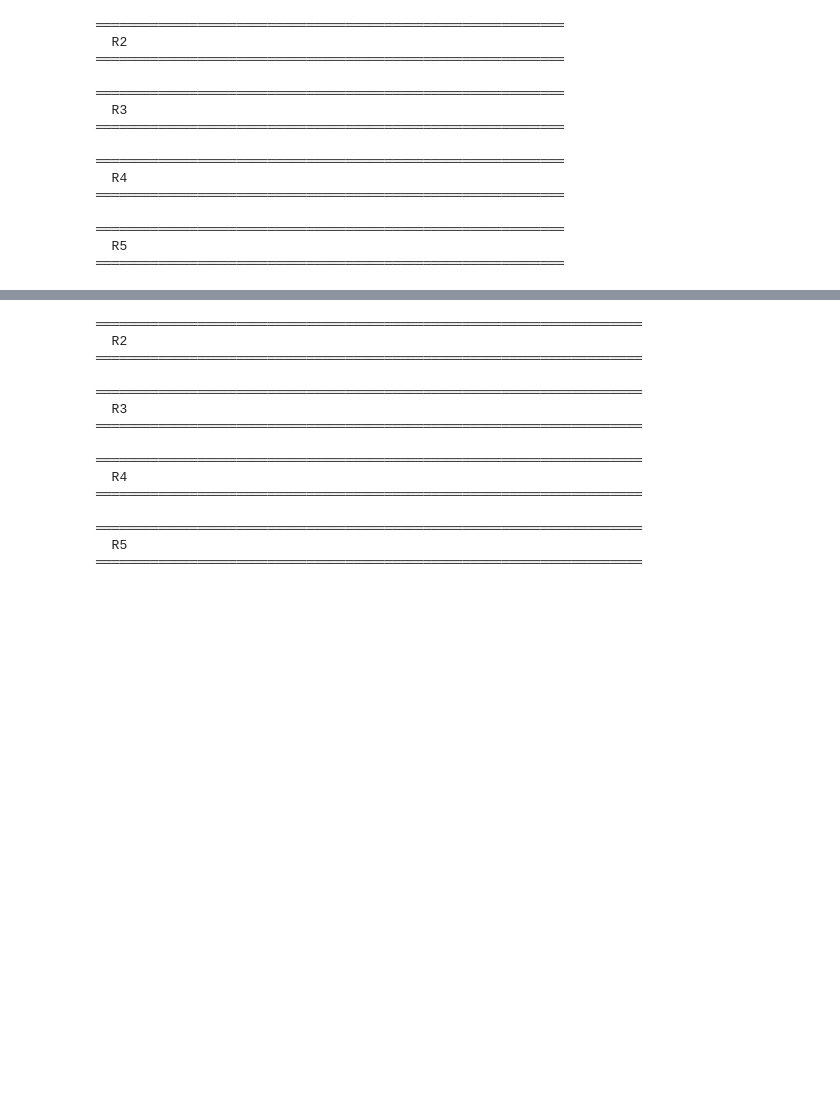
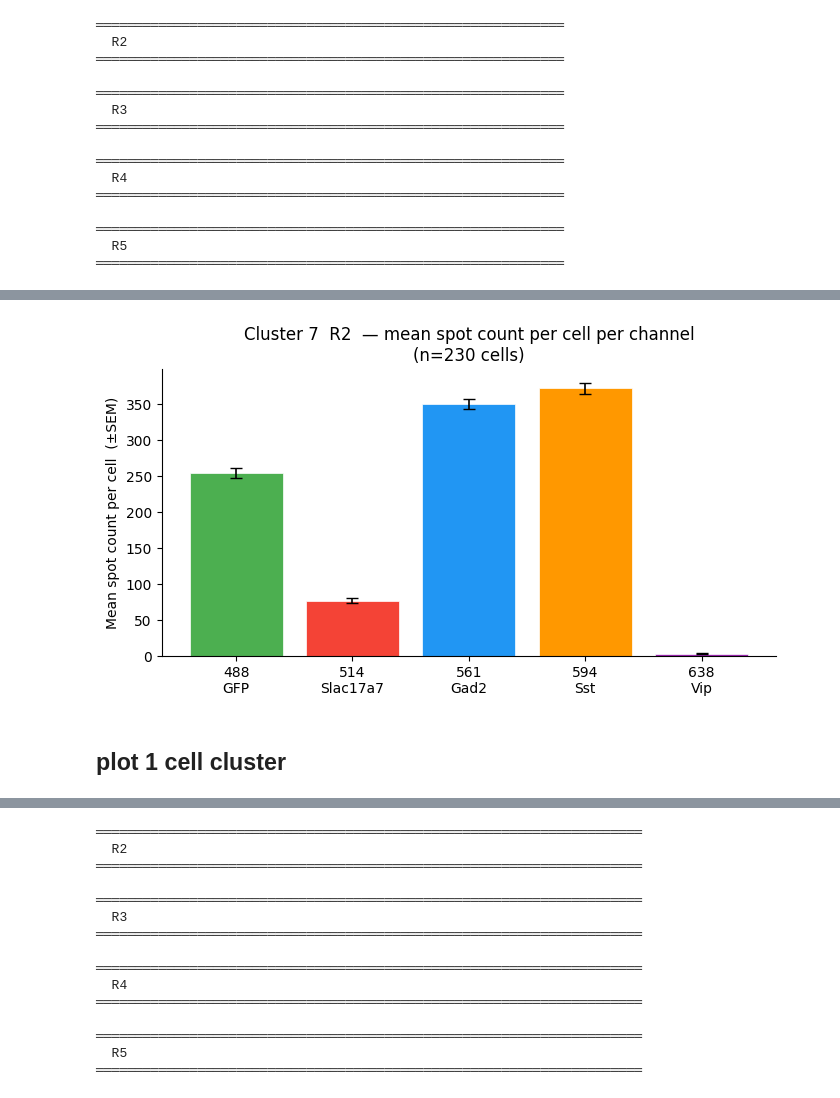
Before and after one commit to AllenNeuralDynamics/hcr-integrated-qc-capsule, a Jupyter notebook: code/single-cell-lav-rose.ipynb, the cells around one changed output, grey strips where cells are left out. Drawn from its saved outputs; the diff is of its cells as text; code cells hidden in the pictures; blank space fills up the shorter version.

Commit message:
new plots

```diff
--- a/code/single-cell-lav-rose.ipynb
+++ b/code/single-cell-lav-rose.ipynb
@@ -224,0 +241,9 @@ NameError: name 'mixed_ann' is not defined
+# %%
+labels = pd.read_csv("/root/capsule/data/HCR_767022_pairwise-unmixing_2026-04-15_21-20-26/pairwise_unmixing/inhibitory_cells_unmixed/unmixed_cluster_labels.csv")
+cell_ids = pd.read_csv("/root/capsule/data/HCR_767022_pairwise-unmixing_2026-04-15_21-20-26/pairwise_unmixing/inhibitory_cells_unmixed/unmixed_sorted_cell_ids.csv")
+# %%
+# merge labels and cell_ids on index
+labels["cell_id"] = cell_ids["cell_id"]
+# sample 1 cell from each cluster
+cluster_exemplars = labels.groupby("cluster").sample(n=1, random_state=42)
+cluster_exemplars
@@ -224,0 +284,56 @@ NameError: name 'mixed_ann' is not defined
+# %%
+# get all cells from cluster
+cluster = 7
+cluster_cells = labels[labels["cluster"] == cluster]["cell_id"].tolist()
+rk = "R2"
+
+
+mx_rnd = mixed_ann[mixed_ann["round"] == rk]
+um_rnd = unmixed_ann[unmixed_ann["round"] == rk]
+m_cluster_spots = mx_rnd[mx_rnd["cell_id"].isin(cluster_cells)]
+u_cluster_spots = um_rnd[um_rnd["cell_id"].isin(cluster_cells)]
+# %%
+# mean spot count per cell per channel, colored by channel, gene on x-axis
+spot_counts = (
+    m_cluster_spots.groupby(["cell_id", "chan"])
+    .size()
+    .reset_index(name="n_spots")
+)
+mean_counts = spot_counts.groupby("chan")["n_spots"].mean()
+sem_counts  = spot_counts.groupby("chan")["n_spots"].sem()
+
+# one gene per channel per round — take first occurrence
+chan_to_gene = (
+    m_cluster_spots.groupby("chan")["mixed_gene"]
+    .first()
+    .reindex(CHAN_ORDER)
+)
+
+chans = [c for c in CHAN_ORDER if c in mean_counts.index]
+x = np.arange(len(chans))
+
+fig, ax = plt.subplots(figsize=(len(chans) * 1.4, 4))
+for i, chan in enumerate(chans):
+    gene = chan_to_gene.get(chan, "")
+    ax.bar(i, mean_counts[chan], yerr=sem_counts[chan],
+           color=CHAN_COLORS.get(chan, "grey"),
+           edgecolor="white", linewidth=0.5,
+           capsize=4, error_kw={"elinewidth": 1.2})
+
+ax.set_xticks(x)
+ax.set_xticklabels(
+    [f"{c}\n{chan_to_gene.get(c, '')}" for c in chans],
+    fontsize=10
+)
+ax.set_ylabel("Mean spot count per cell  (±SEM)")
+ax.set_title(
+    f"Cluster {cluster}  {rk}  — mean spot count per cell per channel\n"
+    f"(n={len(cluster_cells)} cells)"
+)
+ax.spines[["top", "right"]].set_visible(False)
+fig.tight_layout()
+plt.show()
+# %% [output]
+[figure, added]
+# %% [markdown]
+## plot 1 cell cluster
```
Also changed, not shown: parts of 19 cells of this notebook, 5 other files.
